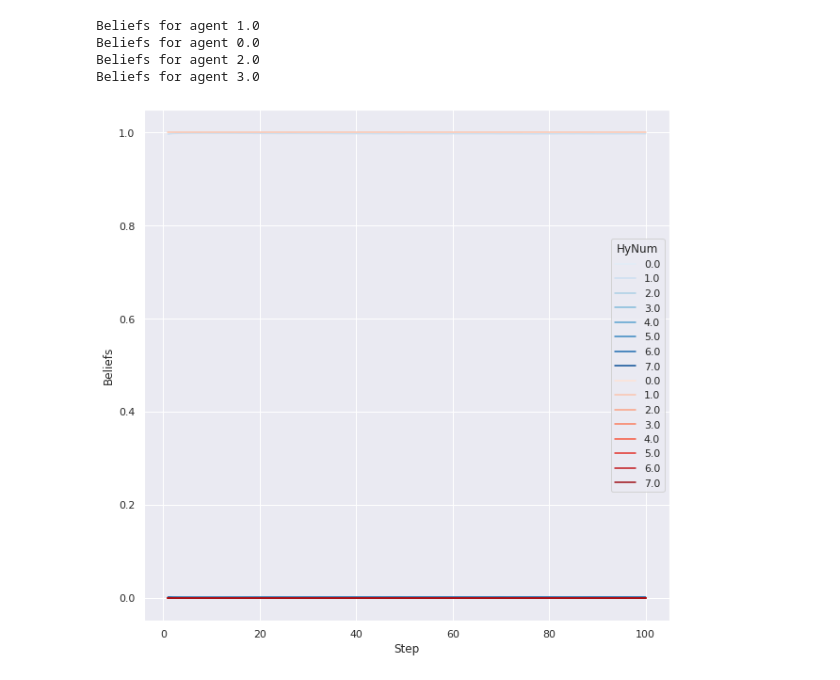
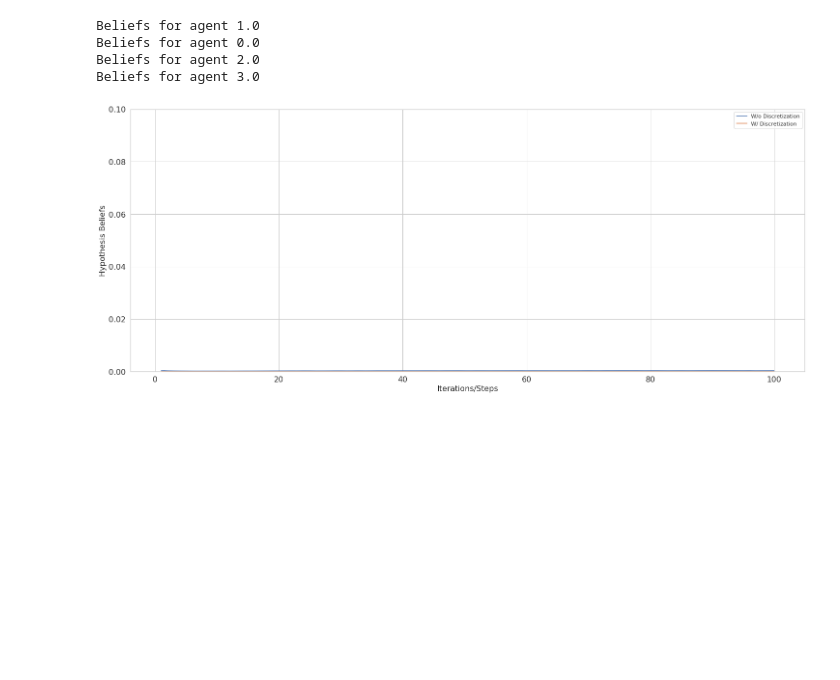
Before and after one commit to eeshakumar/hythe, a Jupyter notebook: notebooks/plot_beliefs.ipynb, the cells around one changed output. Drawn from its saved outputs; the diff is of its cells as text; code cells hidden in the pictures; blank space fills up the shorter version.

```diff
--- a/notebooks/plot_beliefs.ipynb
+++ b/notebooks/plot_beliefs.ipynb
@@ -6,7 +6,9 @@ import matplotlib.pyplot as plt
 from pathlib import Path
 import os
 num_steps = 100
-sns.set(rc={'figure.figsize':(10, 10)})
+sns.set_theme(style="whitegrid")
+sns.color_palette("Set2")
+plt.rcParams['figure.figsize'] = (25.0, 10.0)
 splits = 8
 # %%
 def configure_dataframe(splits, num_samples, configuration_format="beliefs_{}_{}_{}"):
@@ -18,22 +20,27 @@ def plot_beliefs(df):
     agents = df["Agent"].unique()
     for agent in agents:
         plt.figure()
-        plt.ylim([0.0, 0.0])
+        plt.ylim([0.0, 0.01])
         df_agent = df[df["Agent"] == agent]
         sns.lineplot(x="Step", y="Beliefs", data=df_agent, hue="HyNum", legend="full")
     return
 
 def plot_frames(df1, df2):
     agents = df1.Agent.unique()
-    for agent in agents:
+    for agent in [3.0]:
         plt.figure()
 #         plt.ylim([0.0, 0.01])
         df1_agent = df1[df1["Agent"] == agent]
         df2_agent = df2[df2["Agent"] == agent]
         print("Beliefs for agent", agent)
-        sns.lineplot(x="Step", y="Beliefs", data=df1_agent, hue="HyNum", legend="full", palette=sns.color_palette("Blues", n_colors=splits))
+        sns.lineplot(x="Step", y="Beliefs", data=df1_agent, linewidth=4, alpha=0.5, label='W/o Discretization', legend="full", palette=sns.color_palette("Blues", n_colors=1))
 #         plt.figure()
-
-        sns.lineplot(x="Step", y="Beliefs", data=df2_agent, hue="HyNum", legend="full", palette=sns.color_palette("Reds", n_colors=splits))
-
+        sns.lineplot(x="Step", y="Beliefs", data=df2_agent, linewidth=4, alpha=0.5, label='W/ Discretization', legend="full", palette=sns.color_palette("Reds", n_colors=1))
+        plt.xlabel("Iterations/Steps", fontsize=35)
+        plt.ylabel("Hypothesis Beliefs", fontsize=35)
+        plt.xticks(fontsize=35)
+        plt.yticks(fontsize=35)
+        plt.legend(fontsize=30)
+        plt.savefig('discretization_comparison.svg')
+#         break
     return
@@ -66,13 +150,17 @@ plot_frames(df1, df3)
 # %%
 df1000 = configure_dataframe(8, 1000, "beliefs_{}_{}_{}")
 df1000_switch = configure_dataframe(8, 1000, "beliefs_{}_{}_{}switch_threshold_discretize")
 # plot_beliefs(df1000)
 df1000_th_di = configure_dataframe(8, 1000, "beliefs_{}_{}_{}_threshold_discretize")
 # plot_beliefs(df1000_th_di)
+# print(df1000.loc[df1000['HyNum'] == 2.0])
+df1000 = df1000.loc[df1000['HyNum'] == 2.0]
+# # print(df1000)
+df1000_th_di = df1000_th_di.loc[df1000_th_di['HyNum'] == 2.0]
 plot_frames(df1000, df1000_th_di)
 # %% [output]
 Beliefs for agent 1.0
 Beliefs for agent 0.0
 Beliefs for agent 2.0
 Beliefs for agent 3.0
-[figure, old version]
+[figure, new version]
```
Also changed, not shown: parts of 10 cells of this notebook, 2 other files.
